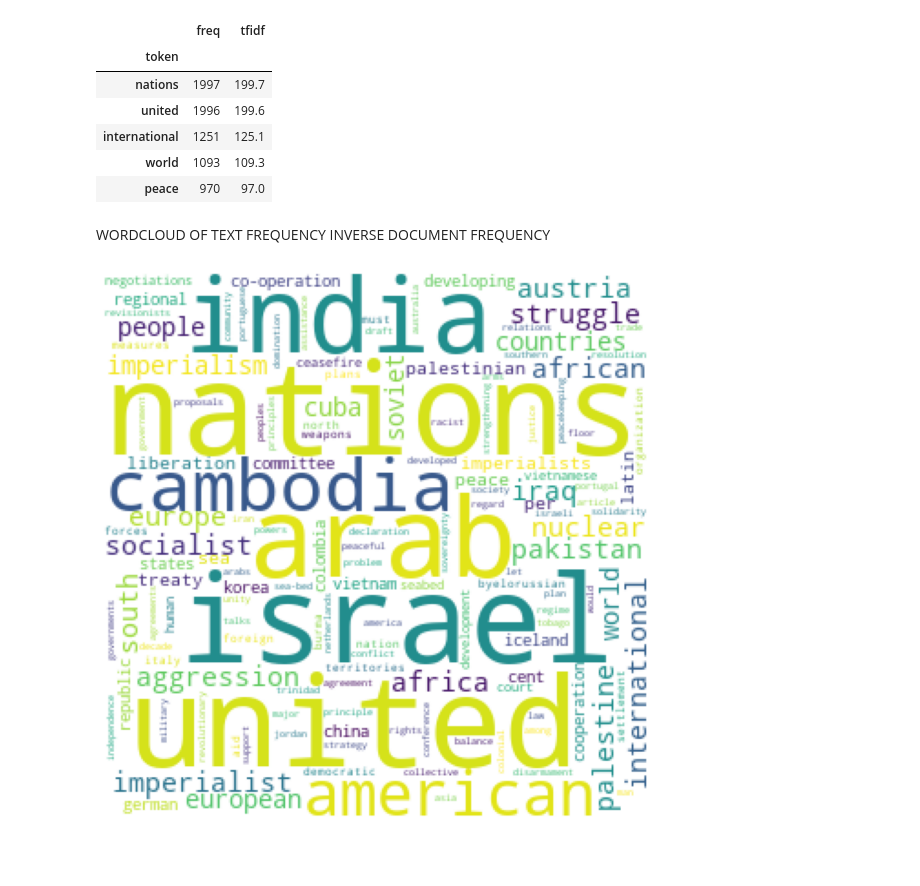
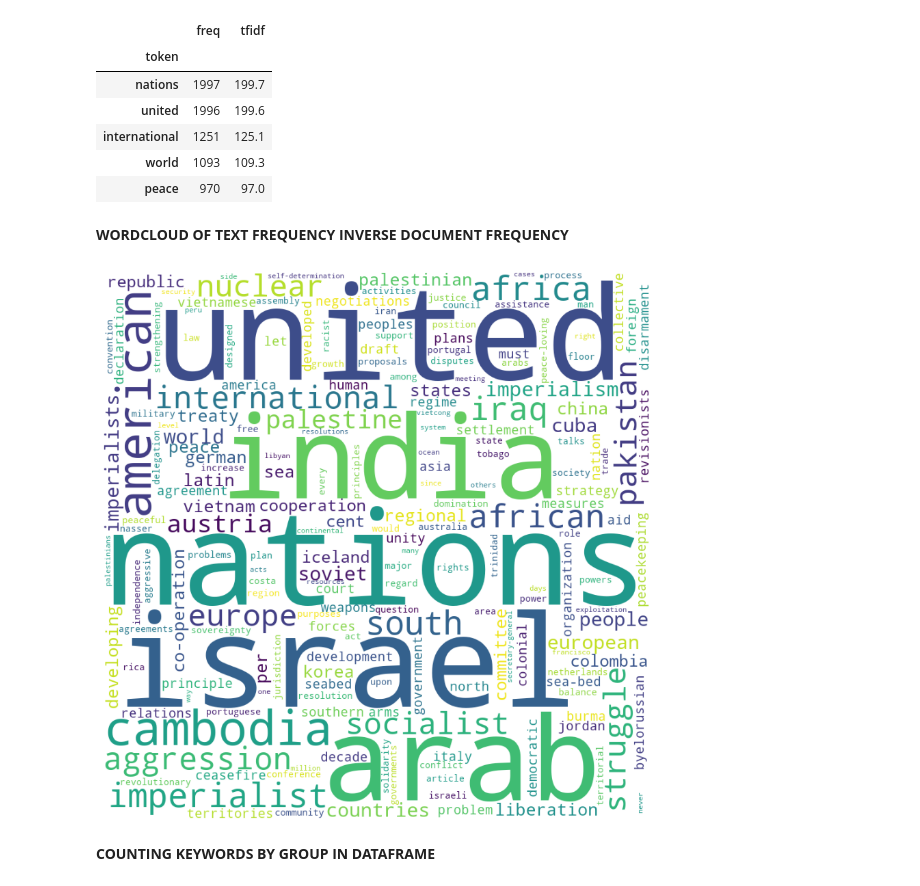
Before and after one commit to LaxmikanthReddyJitta/TextBasedAnalysis, a Jupyter notebook: TFIDF _ CLASSWORK-3.ipynb, the cells around one changed output. Saved outputs shown, nothing was run; the diff lists cells and outputs as text; code cells hidden in the pictures; blank space fills up the shorter version.

```diff
--- a/TFIDF _ CLASSWORK-3.ipynb
+++ b/TFIDF _ CLASSWORK-3.ipynb
@@ -9,2 +4,0 @@ file=r"C:\Users\HP\Downloads\un-general-debates-blueprint (2).csv"
-# %%
-df=pd.read_csv(file)
@@ -197 +233,10 @@ freq_df.head(10)
+# %%
+# Add a new column 'num_tokens' to the DataFrame, representing the number of tokens in each document
+df['num_tokens'] = df['tokens'].map(len)
+
+# Function to count the occurrences of specified keywords in a list of tokens
+def count_keywords(tokens, keywords):
+    tokens = [t for t in tokens if t in keywords]
+    counter = Counter(tokens)
+    return [counter.get(k, 0) for k in keywords]
 # %% [markdown]
@@ -240,14 +293,21 @@ freq_df.head()
 | world | 1093 | 109.3 |
 | peace | 970 | 97.0 |
 # %% [markdown]
-WORDCLOUD OF TEXT FREQUENCY INVERSE DOCUMENT FREQUENCY
+**WORDCLOUD OF TEXT FREQUENCY INVERSE DOCUMENT FREQUENCY**
 # %%
-wc = WordCloud(background_color='white', width = 300, height=300,margin=2)
+# Create a WordCloud object with specified parameters (background color, width, height, margin)
+wc = WordCloud(background_color='white', width = 900, height=900, margin=2)
+# Fit the WordCloud with TF-IDF values converted to a dictionary
 wc.fit_words(freq_df['tfidf'].to_dict() )
 plt.figure(figsize = (8, 8), facecolor = None)
 plt.imshow(wc)
+# Turn off axis labels
 plt.axis("off")
 plt.tight_layout(pad = 0)
+
+# Show the WordCloud plot
 plt.show()
 # %% [output]
-[figure, old version]
+[figure, new version]
+# %% [markdown]
+**COUNTING KEYWORDS BY GROUP IN DATAFRAME**
```
Also changed, not shown: parts of 35 cells of this notebook.
